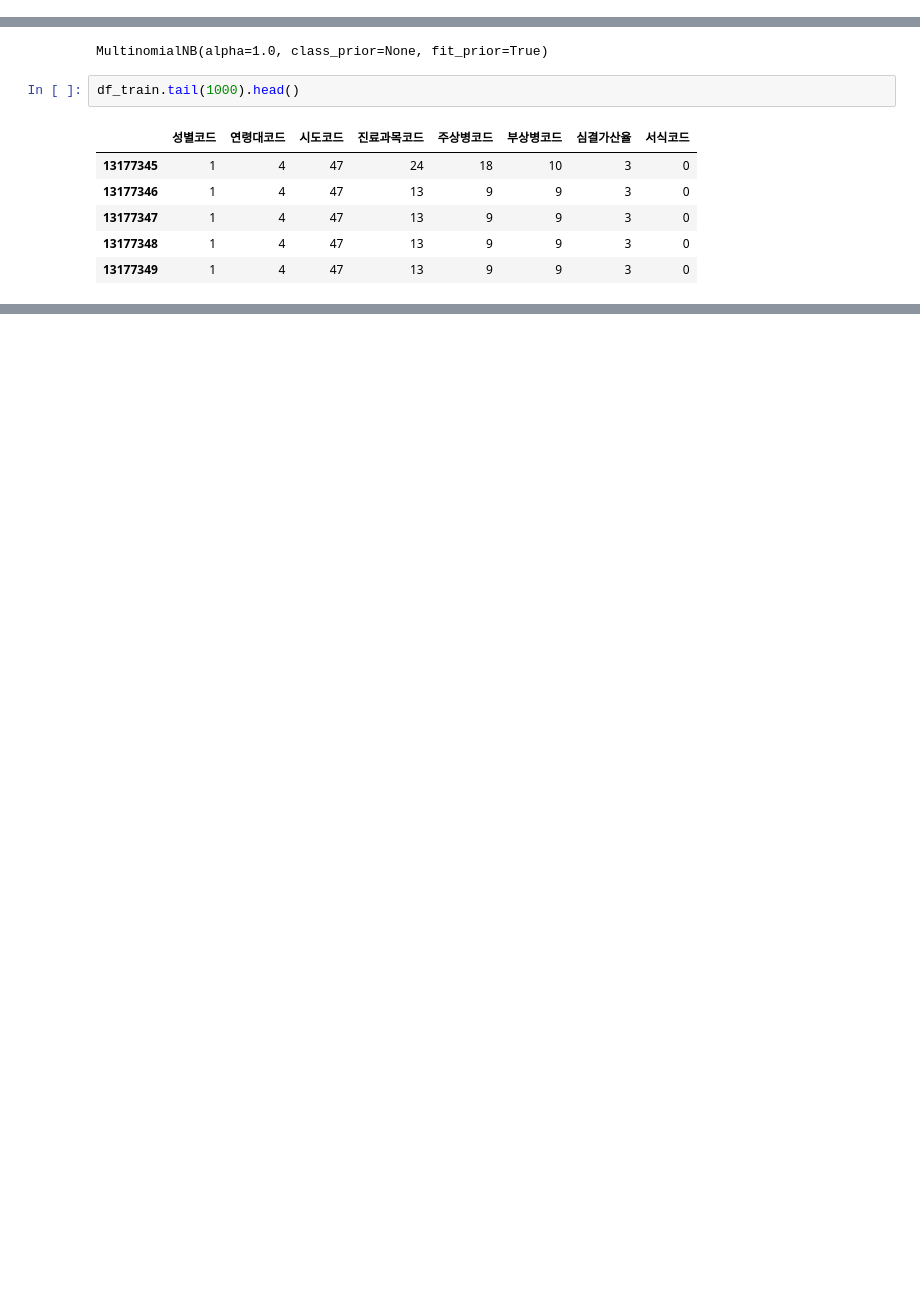
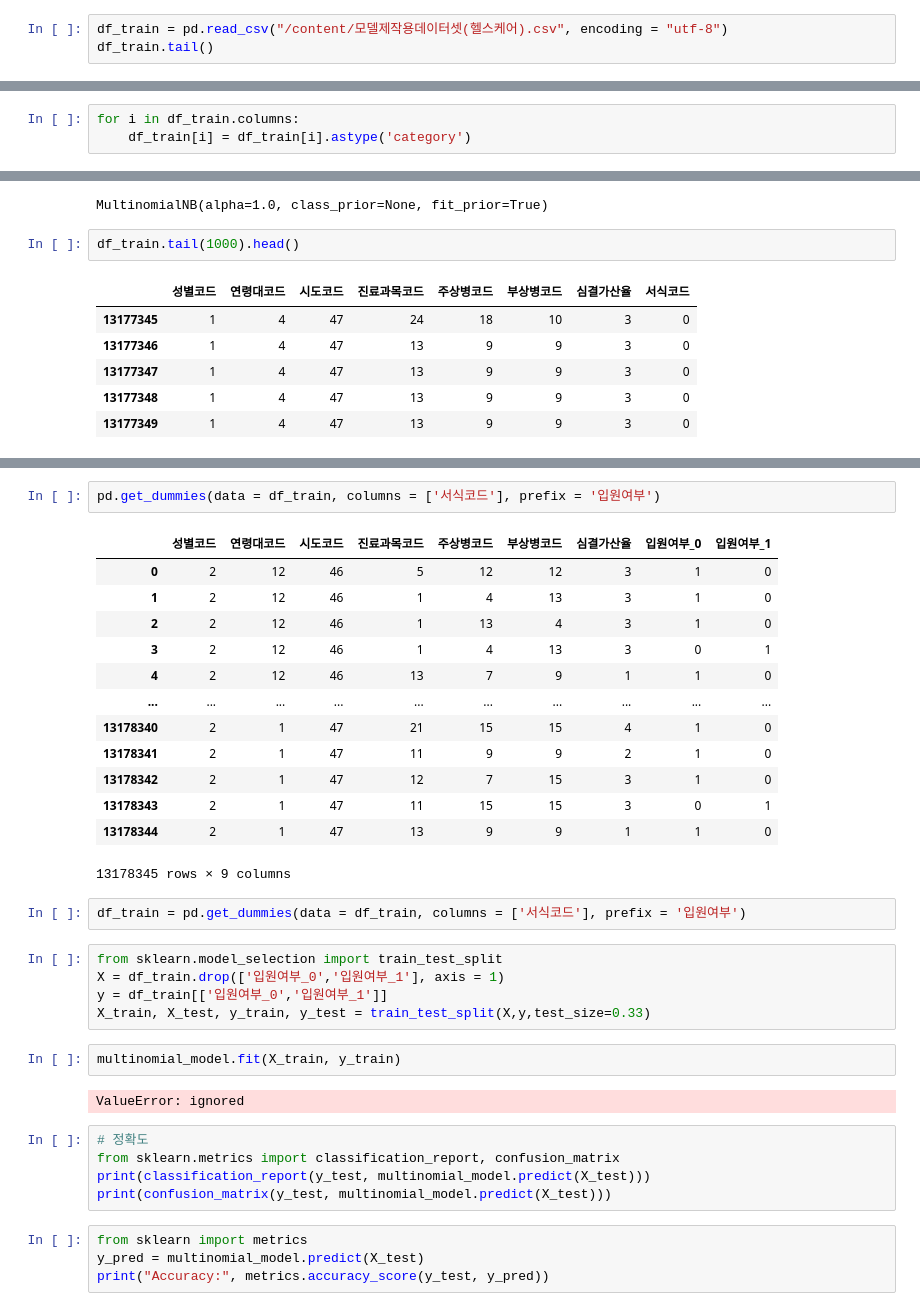
Before and after one commit to Data-PPOGAEGI/Project-1, a Jupyter notebook: 김용국/공용소스코드 종합용[김용국].ipynb, the cells around one changed output, grey strips where cells are left out. Cells and saved outputs as stored; diff of their text form; blank space fills up the shorter version.

```diff
--- a/김용국/공용소스코드 종합용[김용국].ipynb
+++ b/김용국/공용소스코드 종합용[김용국].ipynb
@@ -446,0 +451,3 @@ The P-Value of the ChiSq Test is: 0.0
+# %%
+df_train = pd.read_csv("/content/모델제작용데이터셋(헬스케어).csv", encoding = "utf-8")
+df_train.tail()
@@ -446,0 +461,3 @@ The P-Value of the ChiSq Test is: 0.0
+# %%
+for i in df_train.columns:
+    df_train[i] = df_train[i].astype('category')
@@ -476,0 +600,36 @@ array([[0.96987581, 0.03012419]])
+# %%
+pd.get_dummies(data = df_train, columns = ['서식코드'], prefix = '입원여부')
+# %% [output]
+|  | 성별코드 | 연령대코드 | 시도코드 | 진료과목코드 | 주상병코드 | 부상병코드 | 심결가산율 | 입원여부_0 | 입원여부_1 |
+| 0 | 2 | 12 | 46 | 5 | 12 | 12 | 3 | 1 | 0 |
+| 1 | 2 | 12 | 46 | 1 | 4 | 13 | 3 | 1 | 0 |
+| 2 | 2 | 12 | 46 | 1 | 13 | 4 | 3 | 1 | 0 |
+| 3 | 2 | 12 | 46 | 1 | 4 | 13 | 3 | 0 | 1 |
+| 4 | 2 | 12 | 46 | 13 | 7 | 9 | 1 | 1 | 0 |
+| ... | ... | ... | ... | ... | ... | ... | ... | ... | ... |
+| 13178340 | 2 | 1 | 47 | 21 | 15 | 15 | 4 | 1 | 0 |
+| 13178341 | 2 | 1 | 47 | 11 | 9 | 9 | 2 | 1 | 0 |
+| 13178342 | 2 | 1 | 47 | 12 | 7 | 15 | 3 | 1 | 0 |
+| 13178343 | 2 | 1 | 47 | 11 | 15 | 15 | 3 | 0 | 1 |
+| 13178344 | 2 | 1 | 47 | 13 | 9 | 9 | 1 | 1 | 0 |
+13178345 rows × 9 columns
+# %%
+df_train = pd.get_dummies(data = df_train, columns = ['서식코드'], prefix = '입원여부')
+# %%
+from sklearn.model_selection import train_test_split
+X = df_train.drop(['입원여부_0','입원여부_1'], axis = 1)
+y = df_train[['입원여부_0','입원여부_1']]
+X_train, X_test, y_train, y_test = train_test_split(X,y,test_size=0.33)
+# %%
+multinomial_model.fit(X_train, y_train)
+# %% [output]
+ValueError: ignored
+# %%
+# 정확도
+from sklearn.metrics import classification_report, confusion_matrix
+print(classification_report(y_test, multinomial_model.predict(X_test)))
+print(confusion_matrix(y_test, multinomial_model.predict(X_test)))
+# %%
+from sklearn import metrics
+y_pred = multinomial_model.predict(X_test)
+print("Accuracy:", metrics.accuracy_score(y_test, y_pred))
```
Also changed, not shown: parts of 25 cells of this notebook.
